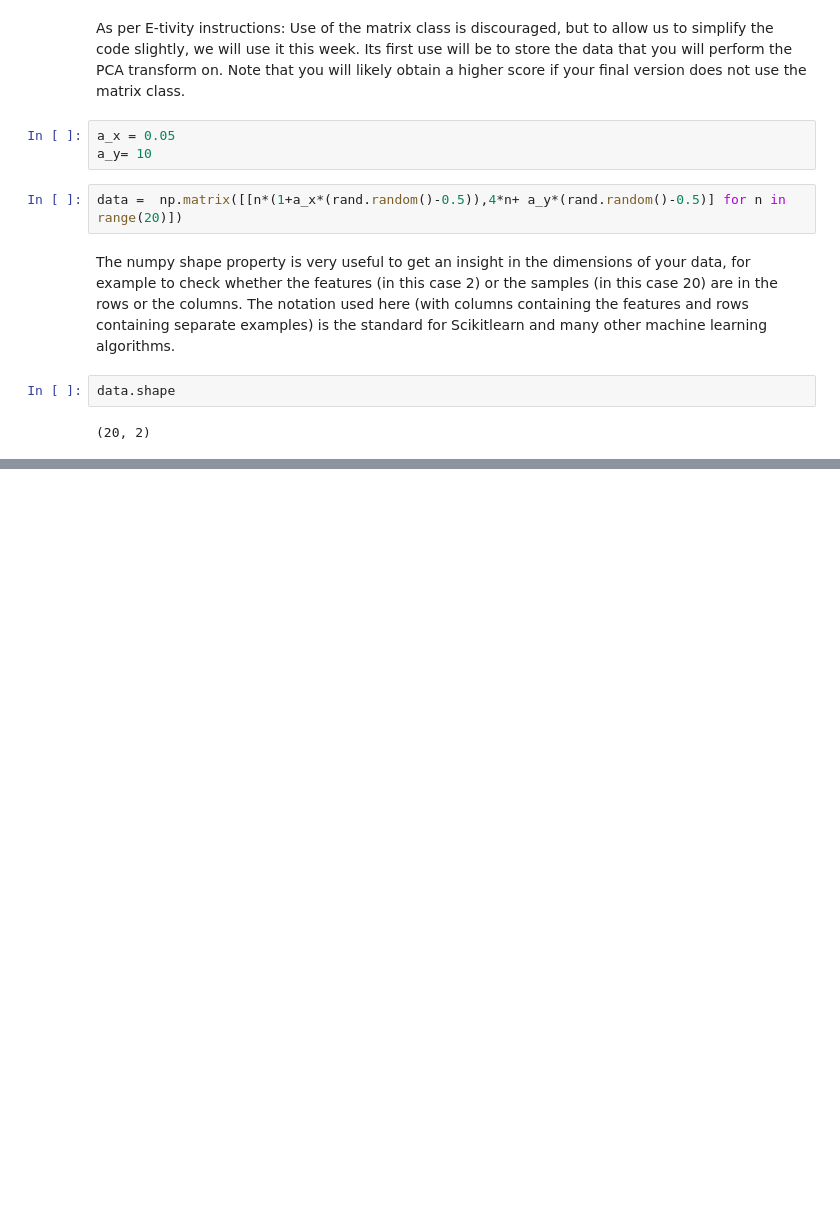
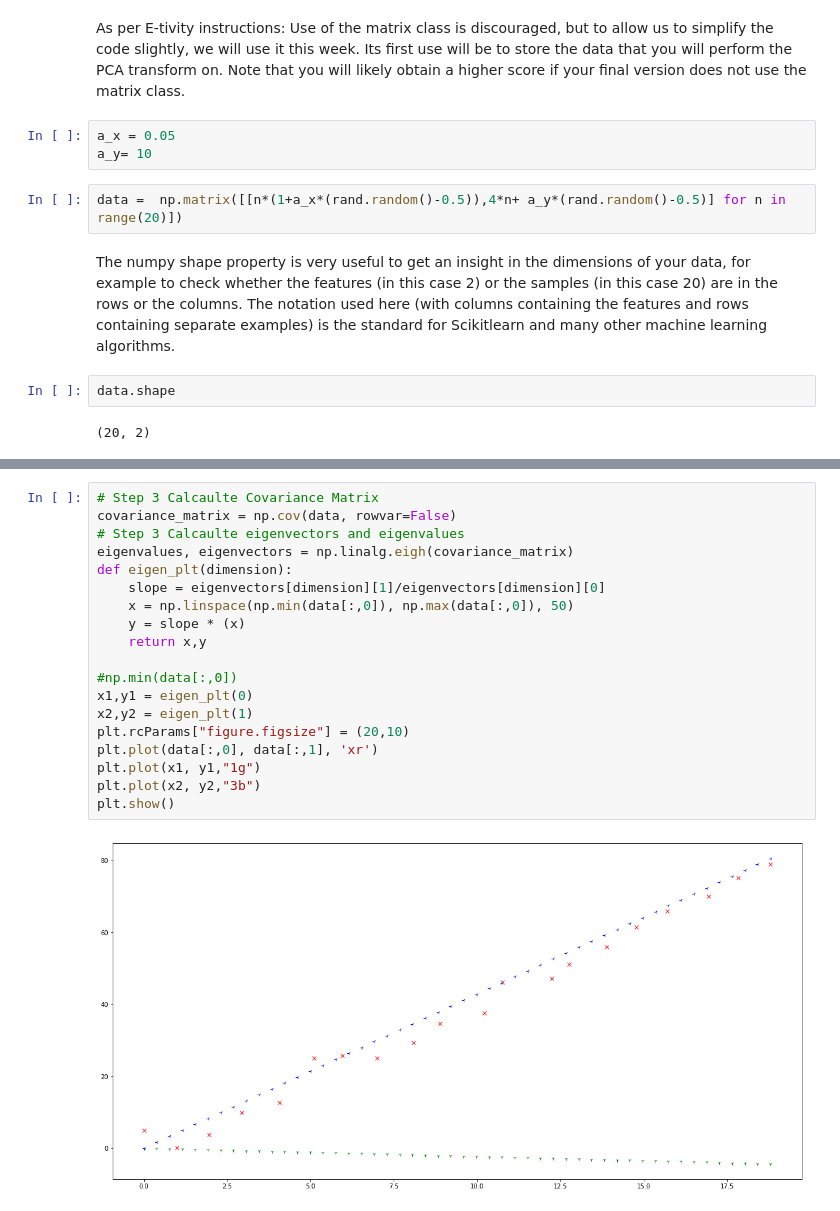
Before and after one commit to vipulpopat/MSCAI_CE4021_Week5, a Jupyter notebook: Etivity5.ipynb, the cells around one changed output, grey strips where cells are left out. Drawn from its saved outputs; the diff is of its cells as text; blank space fills up the shorter version.

```diff
--- a/Etivity5.ipynb
+++ b/Etivity5.ipynb
@@ -25,0 +81,21 @@ data.shape
+# %%
+# Step 3 Calcaulte Covariance Matrix
+covariance_matrix = np.cov(data, rowvar=False)
+# Step 3 Calcaulte eigenvectors and eigenvalues
+eigenvalues, eigenvectors = np.linalg.eigh(covariance_matrix)
+def eigen_plt(dimension):
+    slope = eigenvectors[dimension][1]/eigenvectors[dimension][0]
+    x = np.linspace(np.min(data[:,0]), np.max(data[:,0]), 50)
+    y = slope * (x)
+    return x,y
+
+#np.min(data[:,0])
+x1,y1 = eigen_plt(0)
+x2,y2 = eigen_plt(1)
+plt.rcParams["figure.figsize"] = (20,10)
+plt.plot(data[:,0], data[:,1], 'xr')
+plt.plot(x1, y1,"1g")
+plt.plot(x2, y2,"3b")
+plt.show()
+# %% [output]
+[figure, added]
```
Also changed, not shown: parts of 6 cells of this notebook, 1 other file.
